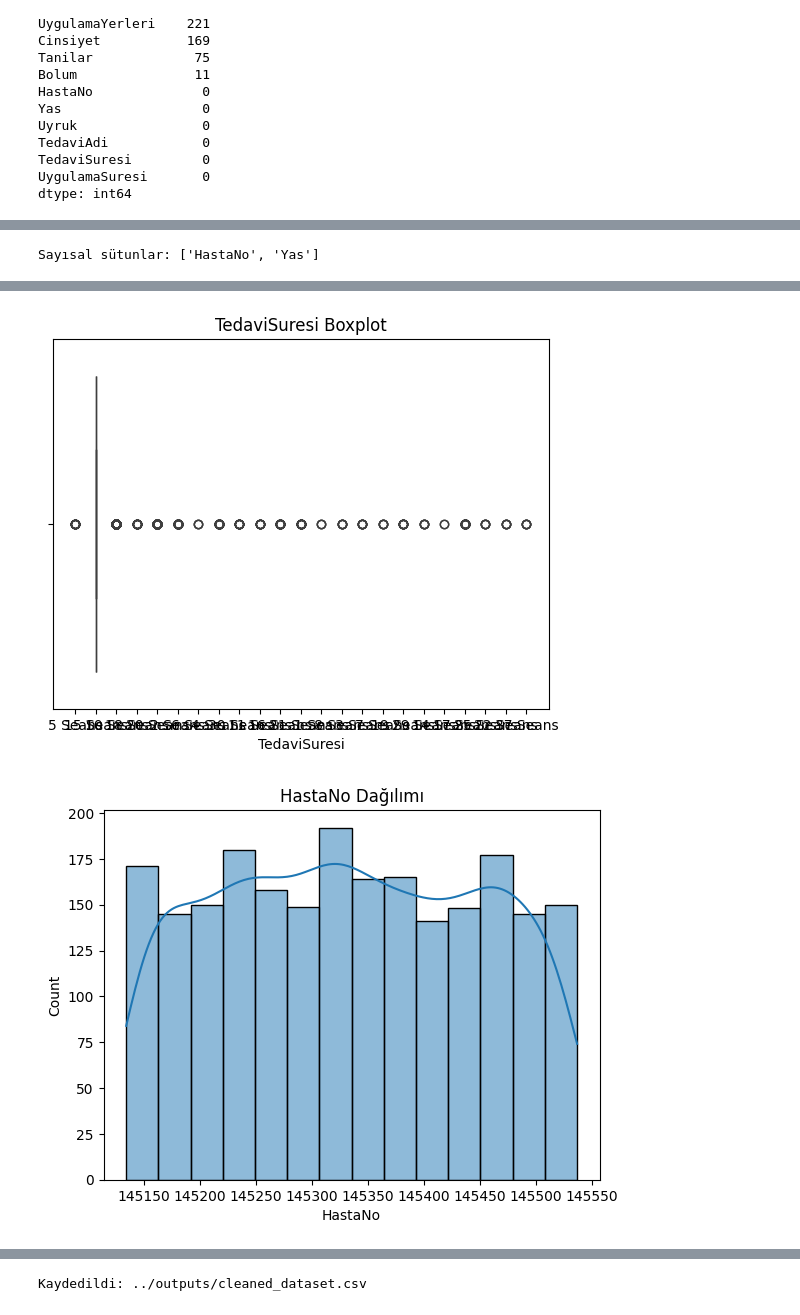
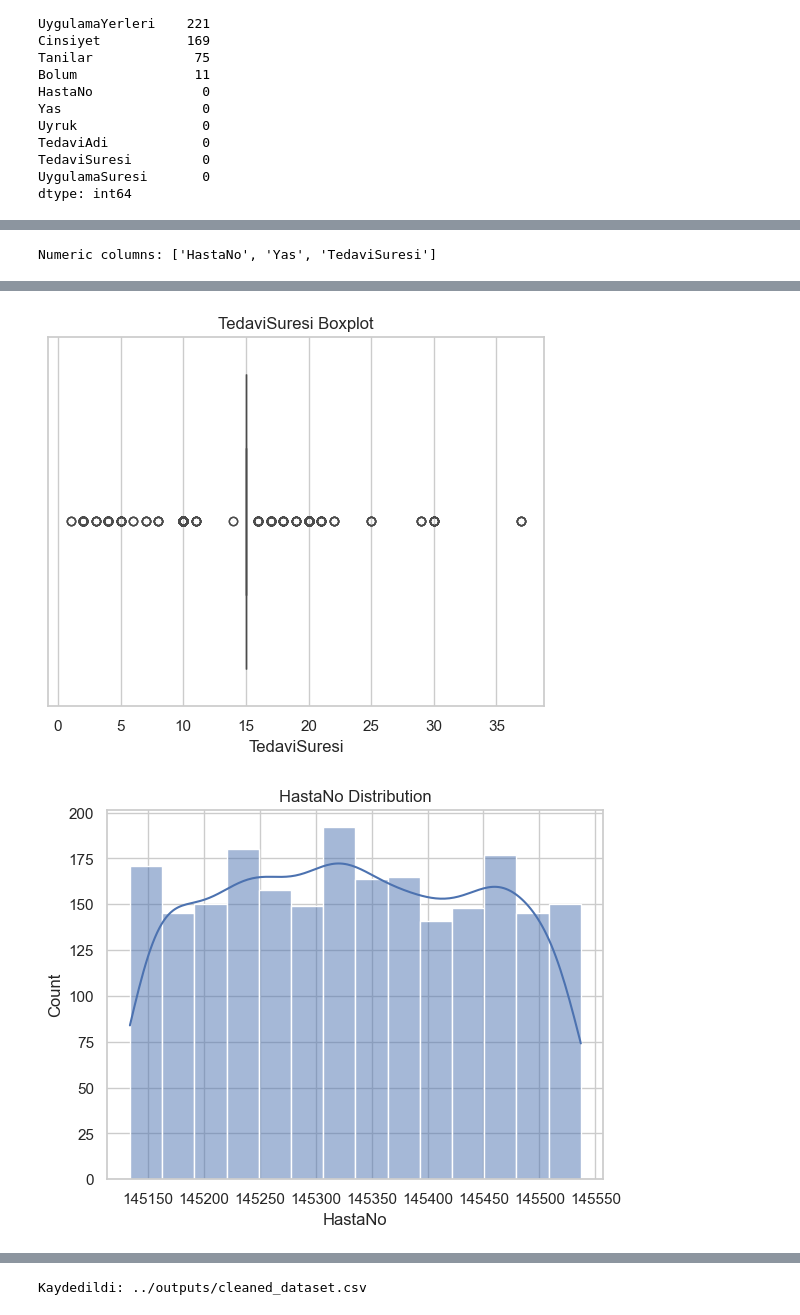
Before and after one commit to yadeorsl/pusula_ds_case, a Jupyter notebook: pusula_ds_case_template/pusula_ds_case_template/notebooks/01_eda.ipynb, the cells around one changed output, grey strips where cells are left out. Cells and saved outputs as stored; diff of their text form; code cells hidden in the pictures.

```diff
--- a/pusula_ds_case_template/pusula_ds_case_template/notebooks/01_eda.ipynb
+++ b/pusula_ds_case_template/pusula_ds_case_template/notebooks/01_eda.ipynb
@@ -31,0 +34,25 @@ df.head()
+# %%
+from pathlib import Path
+import pandas as pd
+
+# 1) Print the current working directory (diagnostic)
+print("CWD:", Path.cwd())
+
+# 2) Automatically detect the project root (works even if the notebook is under 'notebooks/')
+CWD = Path.cwd()
+candidates = [CWD, CWD.parent, CWD.parent.parent]
+BASE = None
+for c in candidates:
+    if (c / "data" / "Talent_Academy_Case_DT_2025.xlsx").exists():
+        BASE = c
+        break
+
+if BASE is None:
+    raise FileNotFoundError("Project root not found. Where is 'data/Talent_Academy_Case_DT_2025.xlsx'?")
+
+DATA = (BASE / "data" / "Talent_Academy_Case_DT_2025.xlsx").resolve()
+print("DATA:", DATA, "| exists:", DATA.exists())
+
+# 3) Read the Excel file
+df = pd.read_excel(DATA)
+print("OK, rows:", len(df), "cols:", len(df.columns))
@@ -133,22 +164,25 @@ Tekrarlı ID kayıtları:
 # %%
-# 4) Sayısal dağılımlar & hedef (TedaviSuresi)
+# 4) Numerical distributions & target (TedaviSuresi)
 num_cols = df.select_dtypes(include=['number']).columns.tolist()
-print("Sayısal sütunlar:", num_cols)
+print("Numeric columns:", num_cols)
 
-# Hedef dağılımı (varsa)
+%matplotlib inline
+sns.set(style="whitegrid")  # make plots look nicer
+
+# Target distribution (if available)
 if 'TedaviSuresi' in df.columns:
     sns.histplot(df['TedaviSuresi'], kde=True)
-    plt.title('TedaviSuresi Dağılımı')
+    plt.title('TedaviSuresi Distribution')
     plt.show()
     sns.boxplot(x=df['TedaviSuresi'])
     plt.title('TedaviSuresi Boxplot')
     plt.show()
 
-# Tüm sayısallar için histogram (ilk 6 sütun örnek)
+# Histograms for all numerical columns (first 6 columns as example)
 for c in num_cols[:6]:
     if c != 'TedaviSuresi':
         sns.histplot(df[c], kde=True)
-        plt.title(f'{c} Dağılımı')
+        plt.title(f'{c} Distribution')
         plt.show()
 # %% [output]
-Sayısal sütunlar: ['HastaNo', 'Yas']
+Numeric columns: ['HastaNo', 'Yas', 'TedaviSuresi']
@@ -156,2 +190,2 @@ Sayısal sütunlar: ['HastaNo', 'Yas']
-[figure, old version]
+[figure, new version]
-[figure, old version]
+[figure, new version]
```
Also changed, not shown: parts of 15 cells of this notebook, 3 other files.
